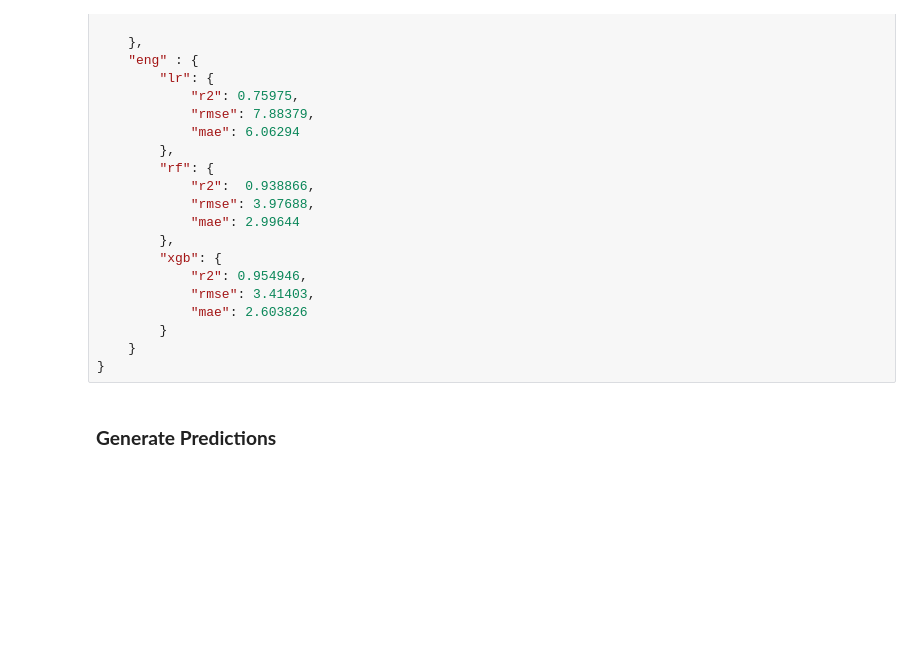
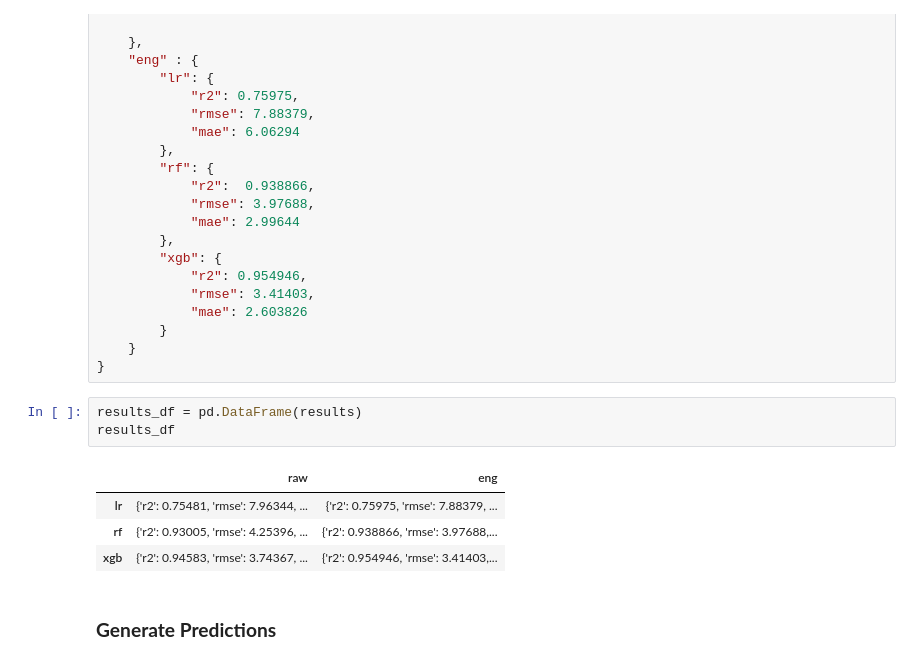
Before and after one commit to AbubakarDanhaya/Concrete_research, a Jupyter notebook: Feature_Design/ML_Modelling/notebook.ipynb, the cells around one changed output. Cells and saved outputs as stored; diff of their text form; blank space fills up the shorter version.

```diff
--- a/Feature_Design/ML_Modelling/notebook.ipynb
+++ b/Feature_Design/ML_Modelling/notebook.ipynb
@@ -188,6 +188,14 @@ results = {
         }
     }
 }
+# %%
+results_df = pd.DataFrame(results)
+results_df
+# %% [output]
+|  | raw | eng |
+| lr | {'r2': 0.75481, 'rmse': 7.96344, ... | {'r2': 0.75975, 'rmse': 7.88379, ... |
+| rf | {'r2': 0.93005, 'rmse': 4.25396, ... | {'r2': 0.938866, 'rmse': 3.97688,... |
+| xgb | {'r2': 0.94583, 'rmse': 3.74367, ... | {'r2': 0.954946, 'rmse': 3.41403,... |
 # %% [markdown]
 ### **Generate Predictions**
 # %%
```
Also changed, not shown: parts of 4 cells of this notebook.
